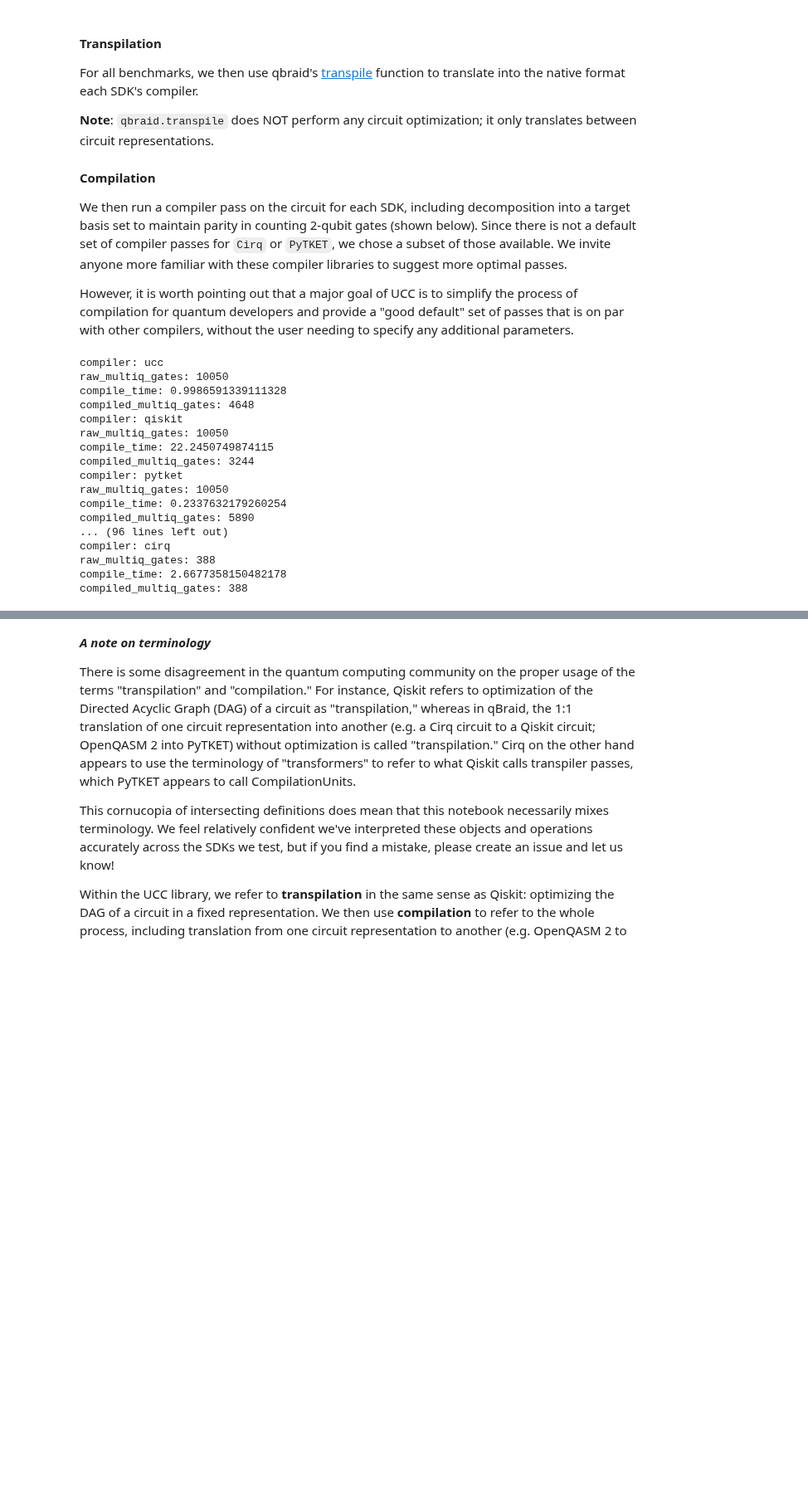
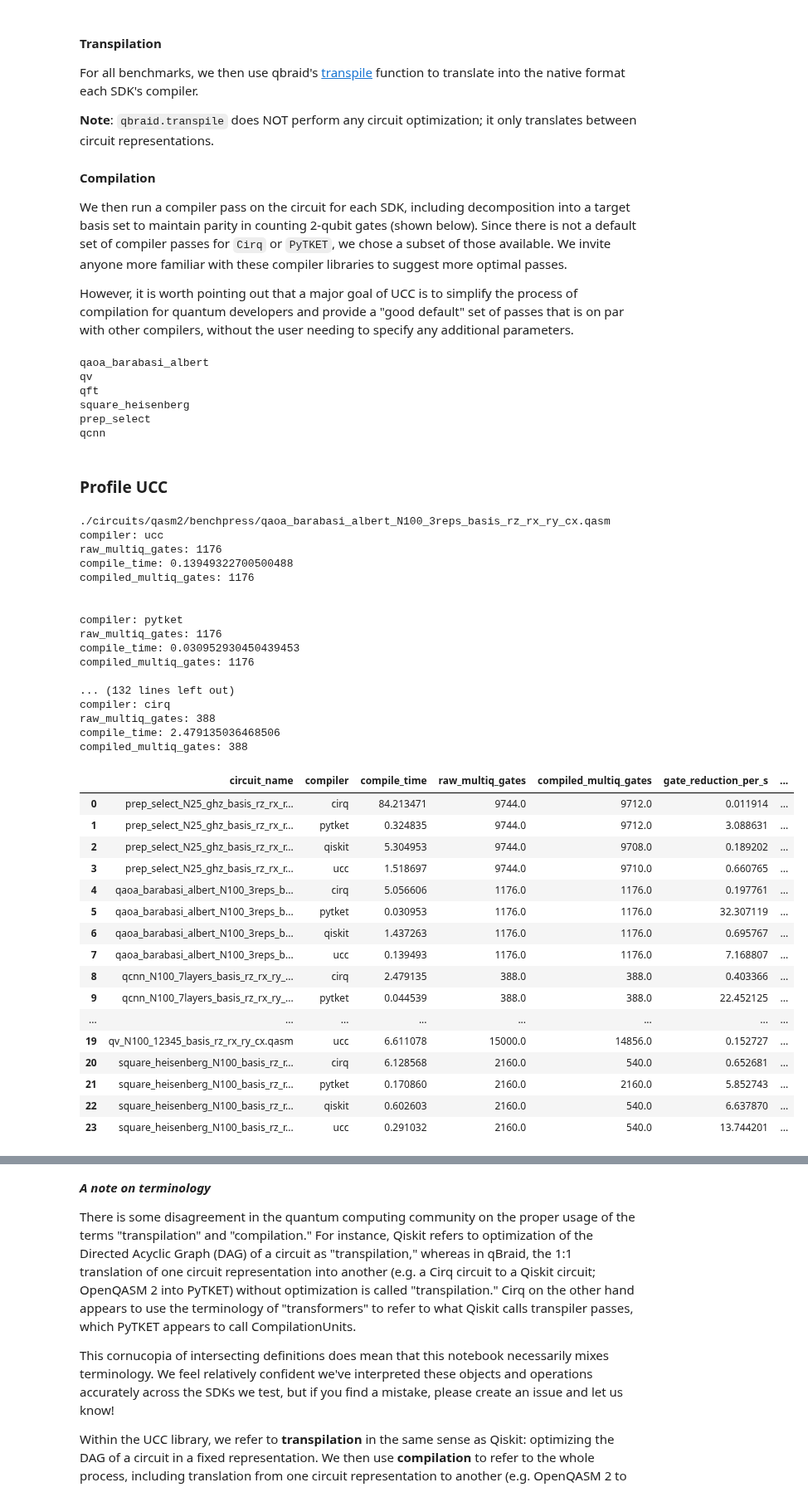
Before and after one commit to xs-es/ucc, a Jupyter notebook: benchmarks/ucc_benchmarks.ipynb, the cells around one changed output, grey strips where cells are left out. Shown at 83% size. Saved outputs shown, nothing was run; the diff lists cells and outputs as text; code cells hidden in the pictures; blank space fills up the shorter version.

```diff
--- a/benchmarks/ucc_benchmarks.ipynb
+++ b/benchmarks/ucc_benchmarks.ipynb
@@ -53,7 +51,7 @@ from qiskit import transpile as qiskit_transpile
 
 def qiskit_compile(qiskit_circuit):
     """Compile given qiskit.QuantumCircuit object and return the compiled circuit and total number of raw and compiled 2 qubit gates"""
-    compiled_circuit = qiskit_transpile(qiskit_circuit, optimization_level=3)
+    compiled_circuit = qiskit_transpile(qiskit_circuit, optimization_level=3, basis_gates=['rz', 'rx', 'ry', 'h', 'cx'])
 
     return compiled_circuit
 # %%
@@ -158,11 +158,23 @@ def log_performance(compiler_function, raw_circuit, compiler_alias):
     return log_entry
 # %%
 results_log = []
+# %%
+for filename in qasm_files:
+    print(filename.split('/')[-1].split('_N')[0])
+# %% [output]
+qaoa_barabasi_albert
+qv
+qft
+square_heisenberg
+prep_select
+qcnn
+# %% [markdown]
+### Profile UCC
 # %%
 compiler_specs = [
     ('ucc', ucc_compile),
+    ('pytket', pytket_compile),
     ('qiskit', qiskit_compile),
-    ('pytket', pytket_compile),
     ('cirq', cirq_compile)
 ]
 for filename in qasm_files:
@@ -178,42 +190,62 @@ for filename in qasm_files:
                 native_circuit,
                 compiler_alias=alias
                 )
-            log_entry['circuit_name'] = filename.split('/')[-1]
+            log_entry['circuit_name'] = filename.split('/')[-1].split('_N')[0]
 
             results_log.append(log_entry)
 # %% [output]
+./circuits/qasm2/benchpress/qaoa_barabasi_albert_N100_3reps_basis_rz_rx_ry_cx.qasm
 compiler: ucc
-raw_multiq_gates: 10050
-compile_time: 0.9986591339111328
-compiled_multiq_gates: 4648
-compiler: qiskit
-raw_multiq_gates: 10050
-compile_time: 22.2450749874115
-compiled_multiq_gates: 3244
+raw_multiq_gates: 1176
+compile_time: 0.13949322700500488
+compiled_multiq_gates: 1176
+
+
 compiler: pytket
-raw_multiq_gates: 10050
-compile_time: 0.2337632179260254
-compiled_multiq_gates: 5890
-... (96 lines left out)
+raw_multiq_gates: 1176
+compile_time: 0.030952930450439453
+compiled_multiq_gates: 1176
+
+... (132 lines left out)
 compiler: cirq
 raw_multiq_gates: 388
-compile_time: 2.6677358150482178
+compile_time: 2.479135036468506
 compiled_multiq_gates: 388
 # %%
 import pandas as pd
 
 # Convert results_log to a DataFrame
 df = pd.DataFrame(results_log)
 
 df['reduction_factor'] = df['raw_multiq_gates'] / df['compiled_multiq_gates']
 df['gate_reduction_per_s'] = df['reduction_factor'] / df['compile_time']
 
 df_og = pd.DataFrame(results_log)
 
 df = df.groupby(["circuit_name", "compiler"]).agg(
     compile_time=("compile_time", "mean"),
     raw_multiq_gates=("raw_multiq_gates", "mean"),
     compiled_multiq_gates=("compiled_multiq_gates", "mean"),
     gate_reduction_per_s=("gate_reduction_per_s", "mean"),
     reduction_factor=("reduction_factor", "mean"),
 ).reset_index()
+
+df
+# %% [output]
+|  | circuit_name | compiler | compile_time | raw_multiq_gates | compiled_multiq_gates | gate_reduction_per_s | ... |
+| 0 | prep_select_N25_ghz_basis_rz_rx_r... | cirq | 84.213471 | 9744.0 | 9712.0 | 0.011914 | ... |
+| 1 | prep_select_N25_ghz_basis_rz_rx_r... | pytket | 0.324835 | 9744.0 | 9712.0 | 3.088631 | ... |
+| 2 | prep_select_N25_ghz_basis_rz_rx_r... | qiskit | 5.304953 | 9744.0 | 9708.0 | 0.189202 | ... |
+| 3 | prep_select_N25_ghz_basis_rz_rx_r... | ucc | 1.518697 | 9744.0 | 9710.0 | 0.660765 | ... |
+| 4 | qaoa_barabasi_albert_N100_3reps_b... | cirq | 5.056606 | 1176.0 | 1176.0 | 0.197761 | ... |
+| 5 | qaoa_barabasi_albert_N100_3reps_b... | pytket | 0.030953 | 1176.0 | 1176.0 | 32.307119 | ... |
+| 6 | qaoa_barabasi_albert_N100_3reps_b... | qiskit | 1.437263 | 1176.0 | 1176.0 | 0.695767 | ... |
+| 7 | qaoa_barabasi_albert_N100_3reps_b... | ucc | 0.139493 | 1176.0 | 1176.0 | 7.168807 | ... |
+| 8 | qcnn_N100_7layers_basis_rz_rx_ry_... | cirq | 2.479135 | 388.0 | 388.0 | 0.403366 | ... |
+| 9 | qcnn_N100_7layers_basis_rz_rx_ry_... | pytket | 0.044539 | 388.0 | 388.0 | 22.452125 | ... |
+| ... | ... | ... | ... | ... | ... | ... | ... |
+| 19 | qv_N100_12345_basis_rz_rx_ry_cx.qasm | ucc | 6.611078 | 15000.0 | 14856.0 | 0.152727 | ... |
+| 20 | square_heisenberg_N100_basis_rz_r... | cirq | 6.128568 | 2160.0 | 540.0 | 0.652681 | ... |
+| 21 | square_heisenberg_N100_basis_rz_r... | pytket | 0.170860 | 2160.0 | 2160.0 | 5.852743 | ... |
+| 22 | square_heisenberg_N100_basis_rz_r... | qiskit | 0.602603 | 2160.0 | 540.0 | 6.637870 | ... |
+| 23 | square_heisenberg_N100_basis_rz_r... | ucc | 0.291032 | 2160.0 | 540.0 | 13.744201 | ... |
```
Also changed, not shown: parts of 9 cells of this notebook, 1 other file.
